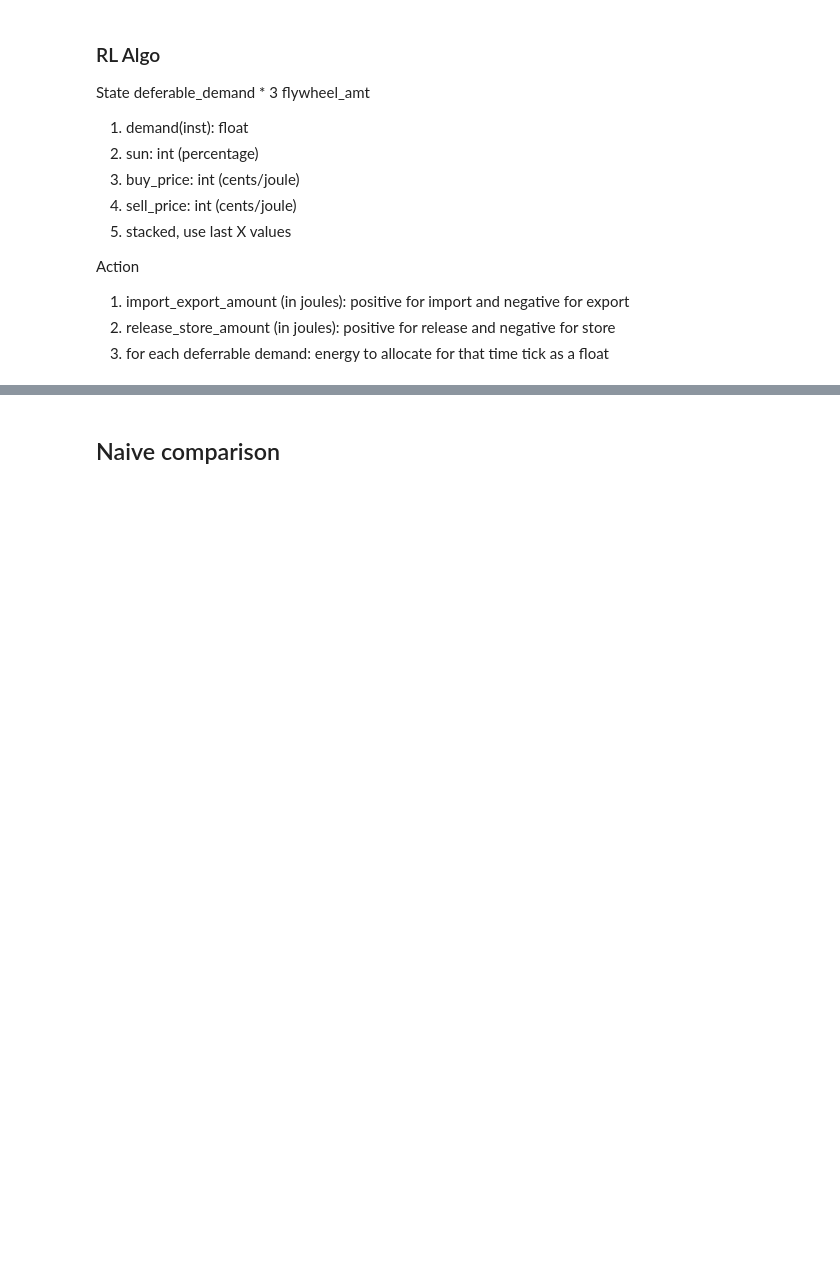
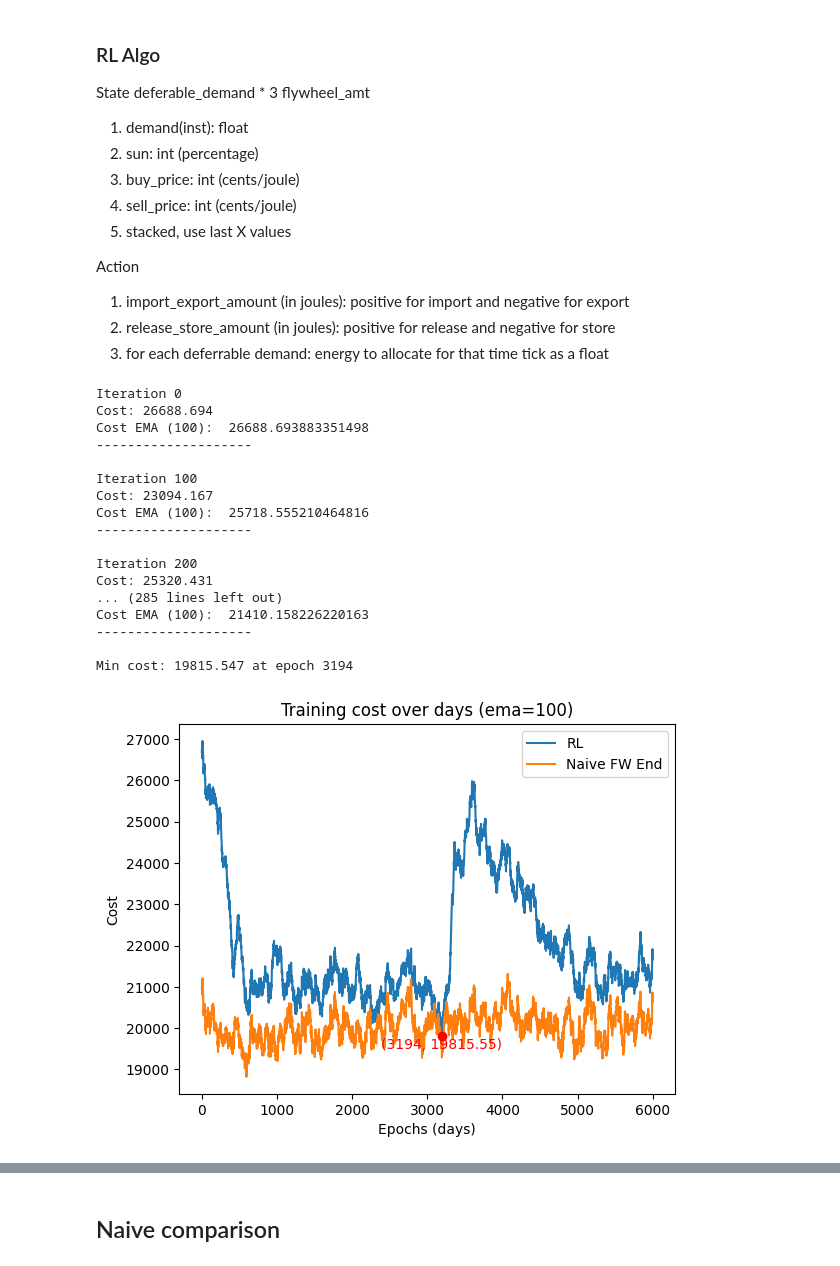
Before and after one commit to vishesh32/QuintupleE, a Jupyter notebook: server/optimisation/rl.ipynb, the cells around one changed output, grey strips where cells are left out. Drawn from its saved outputs; the diff is of its cells as text; code cells hidden in the pictures; blank space fills up the shorter version.

```diff
--- a/server/optimisation/rl.ipynb
+++ b/server/optimisation/rl.ipynb
@@ -34,11 +34,14 @@ from torch import nn, optim
 import matplotlib.pyplot as plt
 from utils import  get_ema
 
-from algorithm import cur_tick_to_vect, history_ticks_to_vect, import_export_to_cost, update_deferable_demands, simulate_day_naive, update_flywheel_amt, get_sun_energy, compute_loss, compute_returns, environment_step
-from algorithm import DEFERABLE_DEADLINE_PENALTY, ALLOCATION_MULTIPLIER, ALLOCATION_ABSOLUTE, STACKED_NUM, STATE_SIZE, ACTION_SIZE
+from algorithm import cur_tick_to_vect, history_ticks_to_vect, simulate_day_naive, compute_loss, compute_returns, environment_step
+from algorithm import DEFERABLE_DEADLINE_PENALTY, ALLOCATION_MULTIPLIER, ALLOCATION_ABSOLUTE, STACKED_NUM, STATE_SIZE, ACTION_SIZE, TICK_LENGTH
 from train_test_utils import plot_test_results
 
 from copy import deepcopy
+
+# REWARD_SCALING_FACTOR = 1
+REWARD_SCALING_FACTOR = 1 / (4 * TICK_LENGTH)
 
 def run_simulation(ticks, history_ticks, day, print_info=False):
 
@@ -100,6 +103,9 @@ def simulate_day(day, ticks, history_ticks, runs_per_trajectory, print_info=Fals
     for i in range(runs_per_trajectory):
         log_probs, rewards, costs, penalties, states = run_simulation(ticks, history_ticks, day, print_info=print_info)
         trajectories.append((sum(rewards), sum(costs), sum(penalties)))
+        rewards = torch.tensor(rewards)
+        rewards = rewards * REWARD_SCALING_FACTOR
+
         returns = compute_returns(rewards)
         total_loss += compute_loss(log_probs, returns)
 
@@ -120,7 +126,7 @@ def train(naive_params, policy_network, num_epochs, runs_per_trajectory, filenam
 
     last_checkpoint = None
     history_ticks = [None] * STACKED_NUM
-    min_cost = 1e6
+    min_cost = float('inf')
 
     results = []
     naive_costs = []
@@ -140,39 +146,59 @@ def train(naive_params, policy_network, num_epochs, runs_per_trajectory, filenam
         naive_costs.append(simulate_day_naive(day, ticks, satisfy_end=naive_params["satisfy_end"], use_flywheel=naive_params["use_flywheel"], export_extra=not naive_params["use_flywheel"]))
 
         if last_checkpoint != None and emas[-1] < min_cost:
+            min_cost = emas[-1]
             last_checkpoint["min"] = emas[-1]
             last_checkpoint["min_index"] = i
             torch.save(last_checkpoint, filename)
 
 
         if i % 100 == 0:
             print(f"Iteration {i}")
             print("Cost:", round(r["cost"], 3))
             print("Cost EMA (100): ", emas[-1])
             # cur_time = time.time()
             # print("Pen:", round(r["penalty"], 3))
             # print("Reward", round(r["reward"], 3))
             # print("Reward EMA (100): ", get_ema([r["reward"] for r in results], 100)[-1])
             # print(f"Time taken: {round(cur_time - start_time, 2)}s")
             print('-' * 20)
             print()
 
     return results, naive_costs
 
 
 RUNS_PER_TRAJECTORY = 20
-NUM_EPOCHS = 1
-
-basename = f"e{NUM_EPOCHS}_r{RUNS_PER_TRAJECTORY}_pen{DEFERABLE_DEADLINE_PENALTY}_mul{ALLOCATION_MULTIPLIER}_abs{ALLOCATION_ABSOLUTE}_sta{STACKED_NUM}"
+NUM_EPOCHS = 6000
+# pen{DEFERABLE_DEADLINE_PENALTY}
+basename = f"e{NUM_EPOCHS}_r{RUNS_PER_TRAJECTORY}_mul{ALLOCATION_MULTIPLIER}_abs{ALLOCATION_ABSOLUTE}_sta{STACKED_NUM}"
 
 filename = f"checkpoints/{basename}.pth"
-policy_network = PolicyNetwork(STATE_SIZE, ACTION_SIZE)
-naive_params = {"use_flywheel": False, "satisfy_end": True}
+policy_network = PolicyNetwork(STATE_SIZE, ACTION_SIZE, training=True)
+naive_params = {"use_flywheel": True, "satisfy_end": True}
 
 results, naive_costs = train(naive_params, policy_network, NUM_EPOCHS, RUNS_PER_TRAJECTORY, filename)
 
 # Plotting
 plot_test_results(results, naive_costs, naive_params, basename)
+# %% [output]
+Iteration 0
+Cost: 26688.694
+Cost EMA (100):  26688.693883351498
+--------------------
+
+Iteration 100
+Cost: 23094.167
+Cost EMA (100):  25718.555210464816
+--------------------
+
+Iteration 200
+Cost: 25320.431
+... (285 lines left out)
+Cost EMA (100):  21410.158226220163
+--------------------
+
+Min cost: 19815.547 at epoch 3194
+[figure, added]
 # %%
 # table_md = costs_to_table_md([
 #     ("RL", rl_costs),
```
Also changed, not shown: parts of 2 cells of this notebook, 16 other files.
